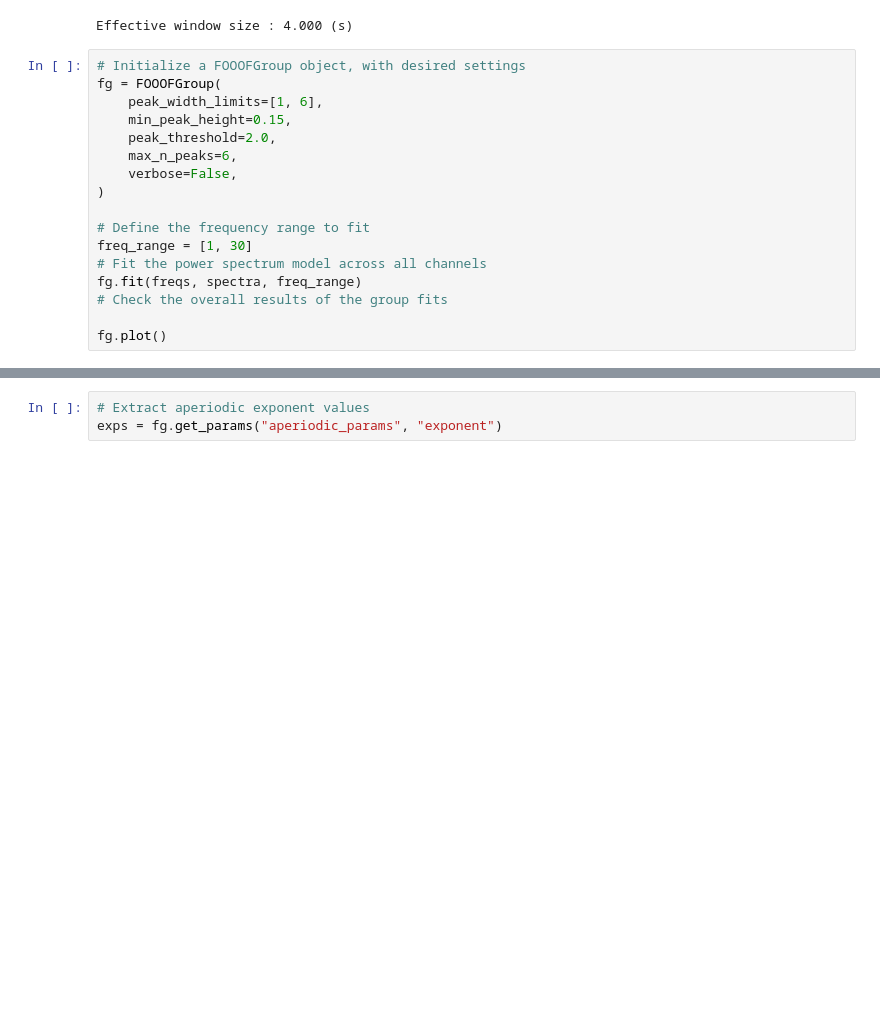
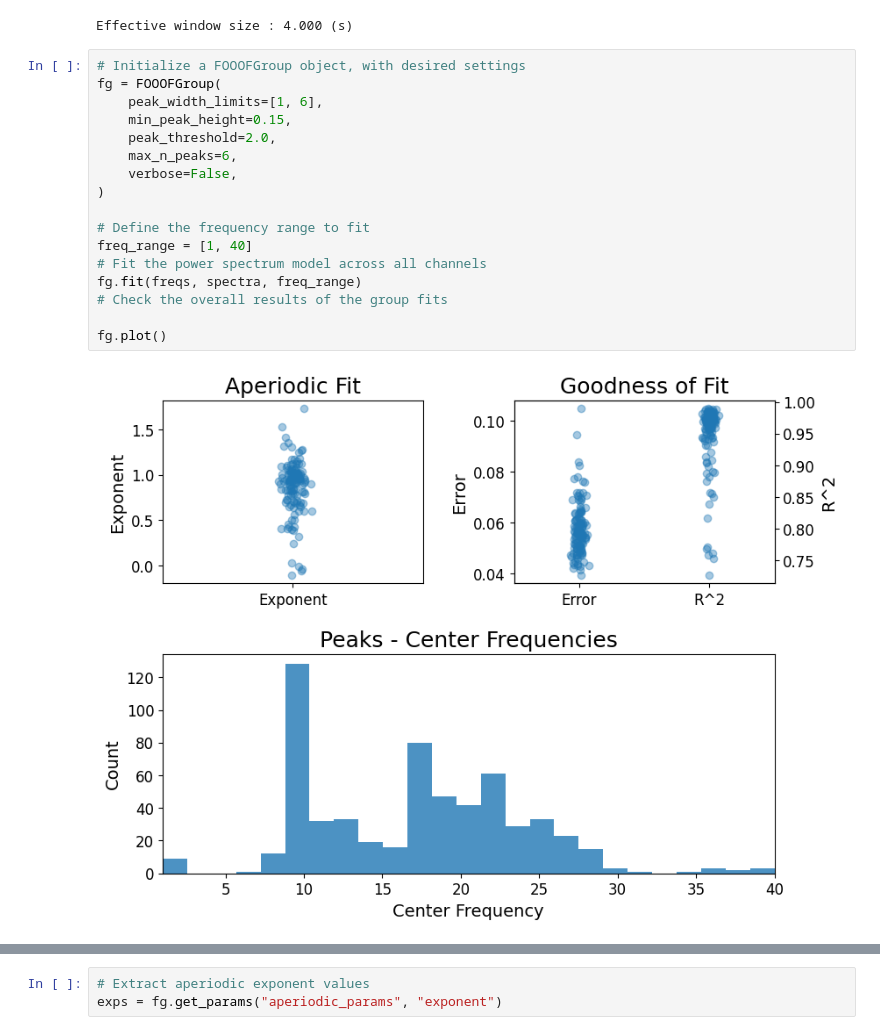
Before and after one commit to danieltomasz/brain-lat, a Jupyter notebook: notebooks/01_Plot_subject.ipynb, the cells around one changed output, grey strips where cells are left out. Drawn from its saved outputs; the diff is of its cells as text; blank space fills up the shorter version.

```diff
--- a/notebooks/01_Plot_subject.ipynb
+++ b/notebooks/01_Plot_subject.ipynb
@@ -62,20 +59,22 @@ Effective window size : 4.000 (s)
 # %%
 # Initialize a FOOOFGroup object, with desired settings
 fg = FOOOFGroup(
     peak_width_limits=[1, 6],
     min_peak_height=0.15,
     peak_threshold=2.0,
     max_n_peaks=6,
     verbose=False,
 )
 
 # Define the frequency range to fit
-freq_range = [1, 30]
+freq_range = [1, 40]
 # Fit the power spectrum model across all channels
 fg.fit(freqs, spectra, freq_range)
 # Check the overall results of the group fits
 
 fg.plot()
+# %% [output]
+[figure, added]
 # %%
 # Define frequency bands of interest
 bands = Bands({"theta": [3, 7], "alpha": [7, 14], "beta": [15, 30]})
```
Also changed, not shown: parts of 5 cells of this notebook, 15 other files.
